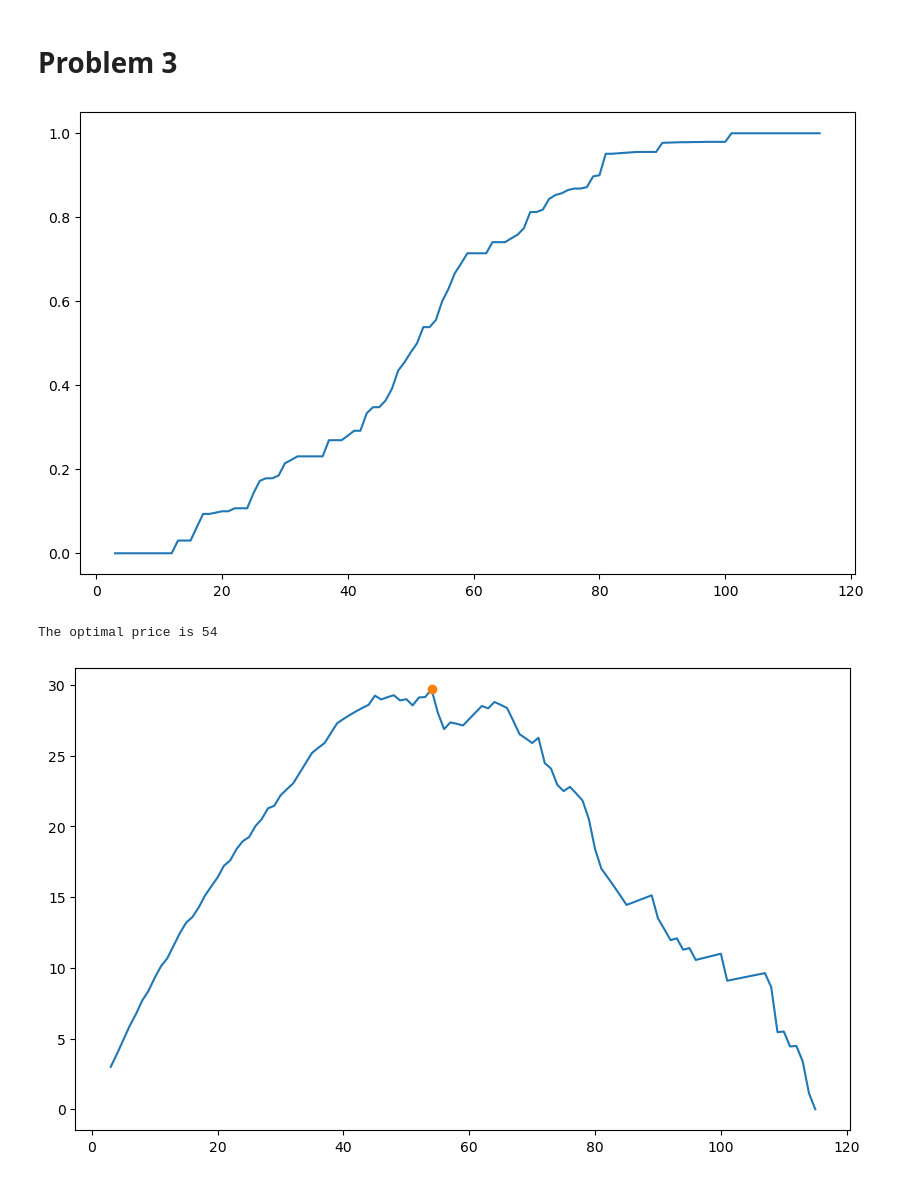
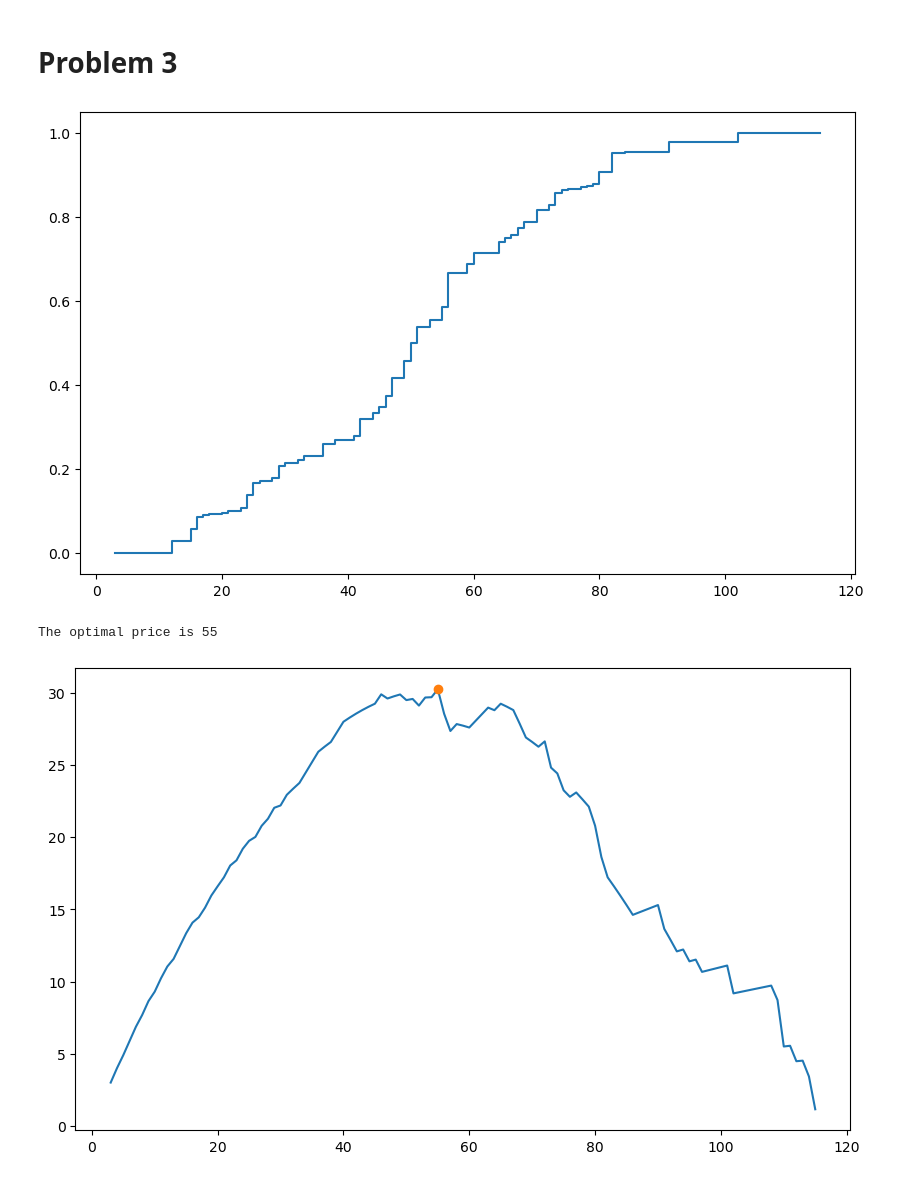
Before and after one commit to FeTiberga/Pricing-Analytics, a Jupyter notebook: HW2/HW2_PARM_ft232.ipynb, the cells around one changed output. Drawn from its saved outputs; the diff is of its cells as text; code cells hidden in the pictures.

```diff
--- a/HW2/HW2_PARM_ft232.ipynb
+++ b/HW2/HW2_PARM_ft232.ipynb
@@ -132,9 +132,9 @@ def wtp(df, p):
     no_buy = 0
     buy = 0
     for i in range(len(df)):
-        if df['p_i'][i] > p and df['y_i'][i] == 1:
+        if df['p_i'][i] >= p and df['y_i'][i] == 1:
             buy += 1
-        elif df['p_i'][i] < p and df['y_i'][i] == 0:
+        elif df['p_i'][i] <= p and df['y_i'][i] == 0:
             no_buy += 1
     return buy / (no_buy + buy)
 # %%
@@ -146,11 +146,11 @@ for i in range(min(df3['p_i']) - 1, max(df3['p_i'] + 1)):
 # %%
 # plot the willingness to pay curve
 plt.figure(figsize=(10, 6))
-plt.plot(xw, Fw, '-')
+plt.step(xw, Fw, where = 'post')
 plt.savefig('willingness_to_pay_F.png')
 plt.show()
 # %% [output]
-[figure, old version]
+[figure, new version]
 # %%
 def expected_revenue(df, p):
     revenue = 0
@@ -159,15 +159,15 @@ def expected_revenue(df, p):
             revenue += p
     return revenue/len(df)
 # %%
+revenues = [expected_revenue(df3, p) for p in range(min(df3['p_i']) - 1, max(df3['p_i'] + 1))]
 pstar = xw[np.argmax(revenues)]
 print('The optimal price is ' + str(pstar))
-revenues = [expected_revenue(df3, p) for p in range(min(df3['p_i']) - 1, max(df3['p_i'] + 1))]
 plt.figure(figsize=(10, 6))
 plt.plot(xw, revenues, '-')
 plt.plot(pstar, max(revenues), 'o')
 plt.savefig('revenue.png')
 plt.show()
 # %% [output]
-The optimal price is 54
+The optimal price is 55
-[figure, old version]
+[figure, new version]
 # %%
```
Also changed, not shown: parts of 3 cells of this notebook, 3 other files.
